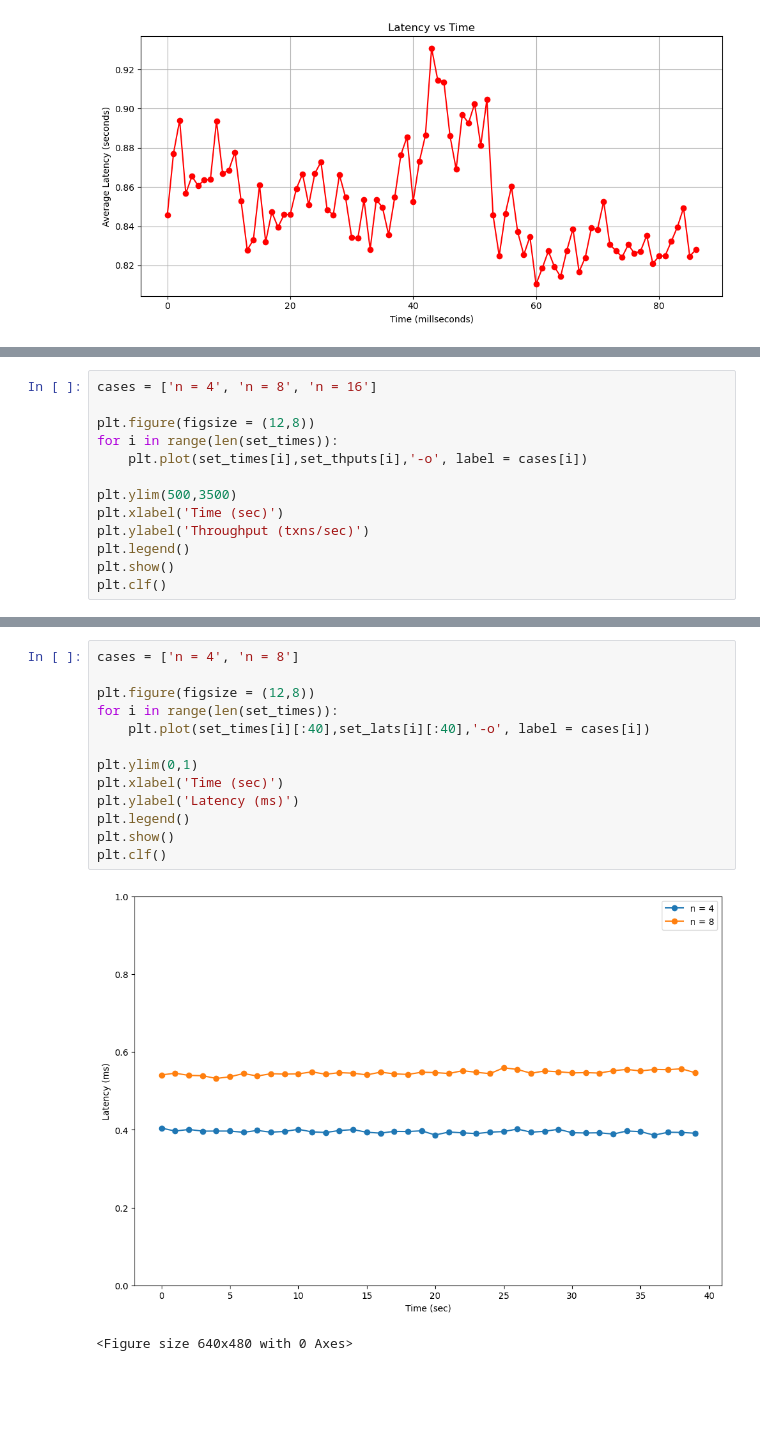
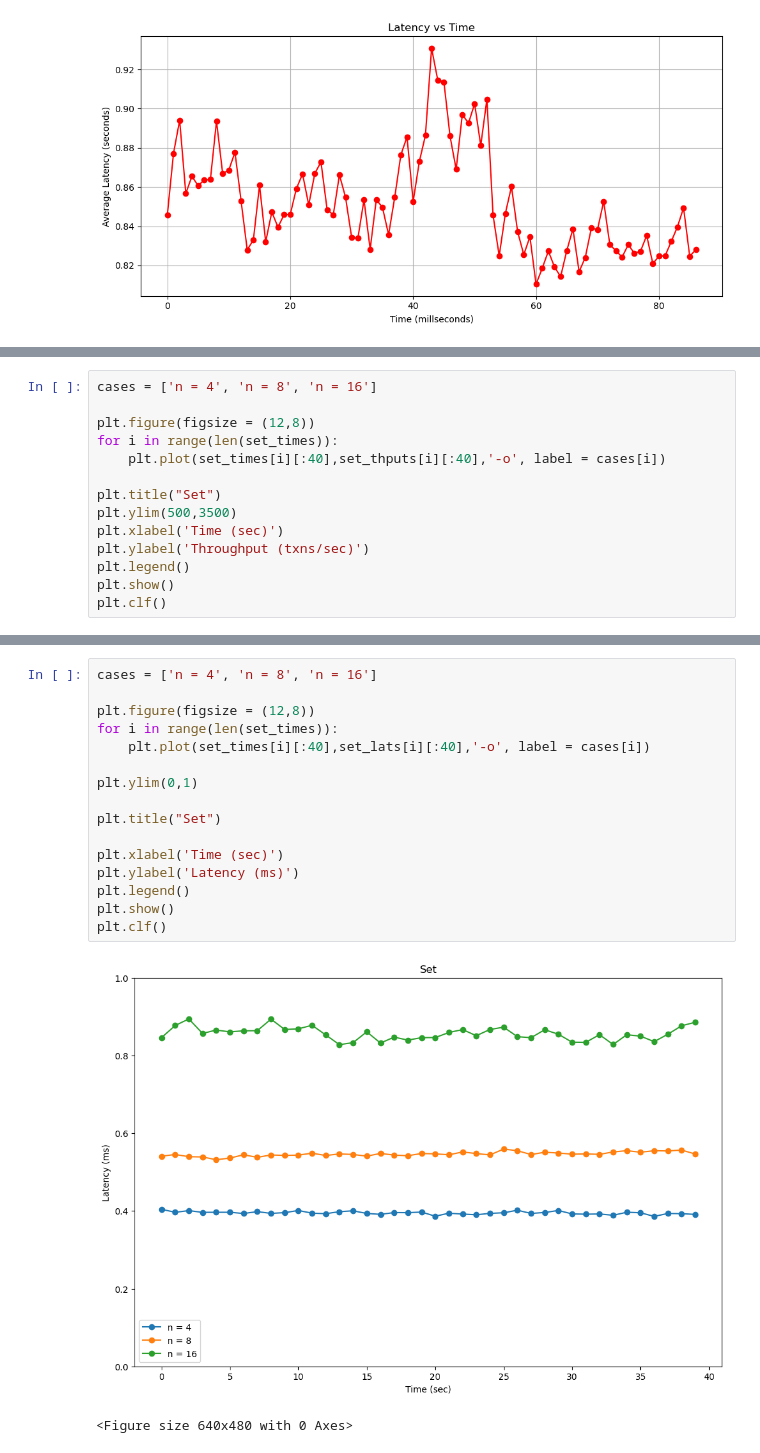
Before and after one commit to tejas-shivanand-mane/NuRaft, a Jupyter notebook: PostProcessing.ipynb, the cells around one changed output, grey strips where cells are left out. Saved outputs shown, nothing was run; the diff lists cells and outputs as text; blank space fills up the shorter version.

```diff
--- a/PostProcessing.ipynb
+++ b/PostProcessing.ipynb
@@ -97,8 +102,9 @@ cases = ['n = 4', 'n = 8', 'n = 16']
 
 plt.figure(figsize = (12,8))
 for i in range(len(set_times)):
-    plt.plot(set_times[i],set_thputs[i],'-o', label = cases[i])
+    plt.plot(set_times[i][:40],set_thputs[i][:40],'-o', label = cases[i])
 
+plt.title("Set")
 plt.ylim(500,3500)
 plt.xlabel('Time (sec)')
 plt.ylabel('Throughput (txns/sec)')
@@ -111,16 +117,19 @@ IndexError: list index out of range
 # %%
-cases = ['n = 4', 'n = 8']
+cases = ['n = 4', 'n = 8', 'n = 16']
 
 plt.figure(figsize = (12,8))
 for i in range(len(set_times)):
     plt.plot(set_times[i][:40],set_lats[i][:40],'-o', label = cases[i])
 
 plt.ylim(0,1)
+
+plt.title("Set")
+
 plt.xlabel('Time (sec)')
 plt.ylabel('Latency (ms)')
 plt.legend()
 plt.show()
 plt.clf()
 # %% [output]
-[figure, old version]
+[figure, new version]
 <Figure size 640x480 with 0 Axes>
```
Also changed, not shown: parts of 6 cells of this notebook, 4 other files.
